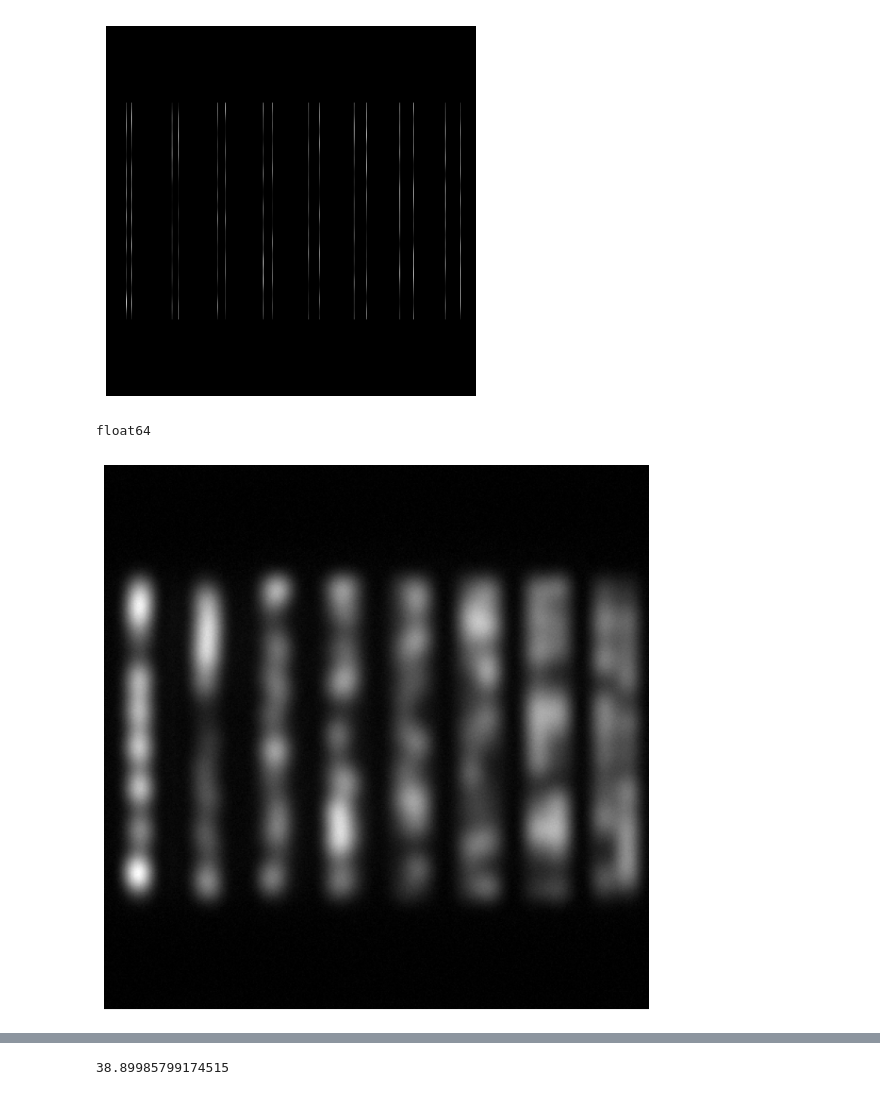
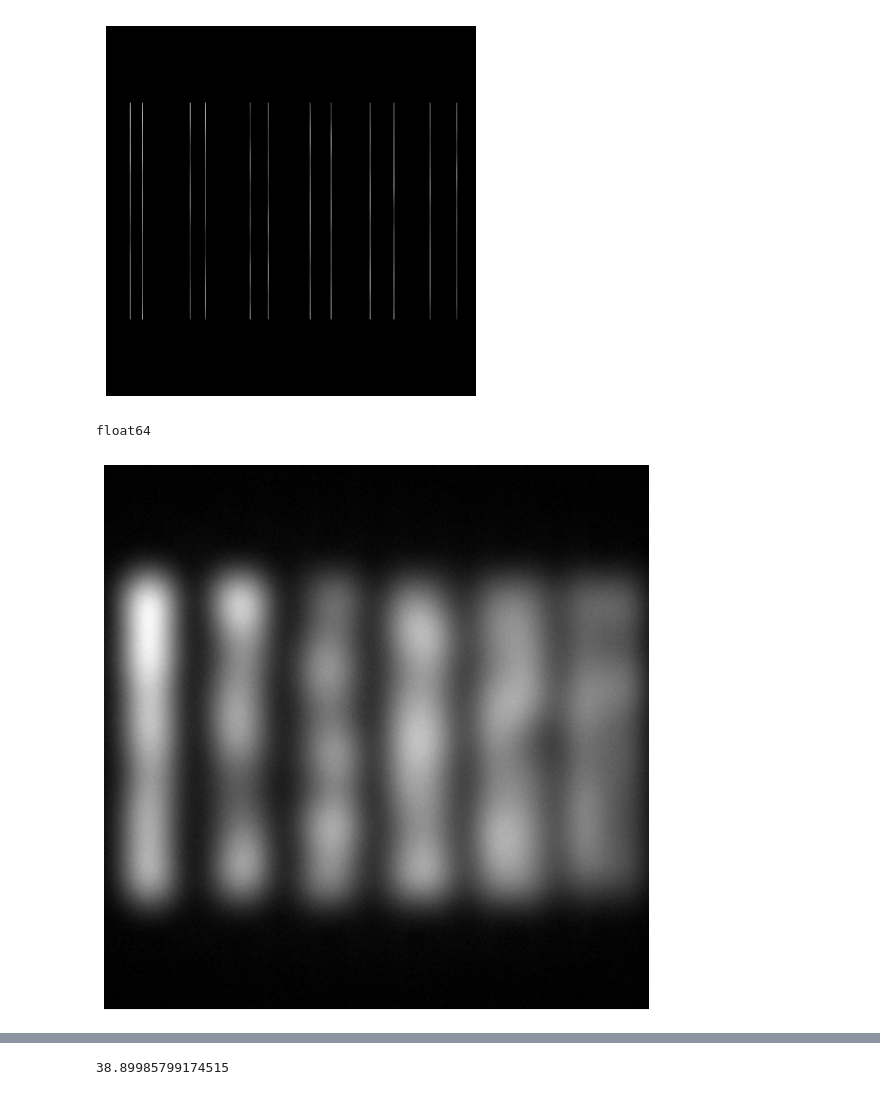
Before and after one commit to banksycjt/non_linear_RIM, a Jupyter notebook: line_pair/line_pair_generator.ipynb, the cells around one changed output, grey strips where cells are left out. Drawn from its saved outputs; the diff is of its cells as text; code cells hidden in the pictures.

```diff
--- a/line_pair/line_pair_generator.ipynb
+++ b/line_pair/line_pair_generator.ipynb
@@ -10,7 +11,7 @@ camara_pixel_size = 5000 # nm
 camara_pixels_number = 512
 camara_size = camara_pixel_size * camara_pixels_number
 NA = 1.25 # numerical aperture
-MA = 500 # magnification
+MA = 1000 # magnification
 collect_number = 800 # number of collected photos
 physical_pixel_size = camara_pixel_size / MA
 physical_size = camara_size / MA
@@ -36,14 +37,14 @@ def generate_psf(camara_pixels_number, physical_pixel_size, wavelength, NA):
 
     return psf
 # %%
-line_pairs_spacing = [60, 80, 100, 120, 140, 160, 180, 200] # nm
+line_pairs_spacing = [80, 100, 120, 140, 160, 180] # nm
 line_pairs_spacing = np.array(line_pairs_spacing)
 line_pairs_spacing_by_pixel = line_pairs_spacing * MA / camara_pixel_size    # in pixel size
 # %%
-def generate_line_pairs(camara_pixels_number, line_spacing_by_pixel = 20, line_width = 1, line_length = 300):
+def generate_line_pairs(camara_pixels_number, line_spacing_by_pixel = 20, line_width = 1, line_length = 300, line_pairs_number = 1):
 
     # 创建一个的黑色图像
-    image_array = np.zeros((camara_pixels_number, camara_pixels_number//8))
+    image_array = np.zeros((camara_pixels_number, camara_pixels_number//line_pairs_number))
 
     # 线的间距和宽度和长度
     line_spacing_by_pixel = round(line_spacing_by_pixel)
@@ -74,10 +75,11 @@ def generate_line_pairs(camara_pixels_number, line_spacing_by_pixel = 20, line_w
 
     return image_array
 # %%
-images = [generate_line_pairs(camara_pixels_number, spacing) for spacing in line_pairs_spacing_by_pixel]
+images = [generate_line_pairs(camara_pixels_number, spacing, line_pairs_number = len(line_pairs_spacing_by_pixel)) for spacing in line_pairs_spacing_by_pixel]
 
-#ground_truth = images[5]
 ground_truth = np.hstack(images)
+ground_truth = np.pad(ground_truth, ((0, 0), (0, camara_pixels_number - ground_truth.shape[1])), mode='constant', constant_values=0)
+print(ground_truth.shape)
 plt.figure(figsize=(18, 9))
 plt.imshow(ground_truth, cmap='gray')
 plt.title(f"line pairs from {line_pairs_spacing.min()} to {line_pairs_spacing.max()} nm")
@@ -168,28 +172,27 @@ plt.show()
 # image = Image.fromarray(np.uint8(illuminate_images[400, :, :]*255))
 # image.save('sample_illu.tif')
 # %% [output]
-[figure, old version]
+[figure, new version]
 # %%
-from tifffile import imwrite
 
 collected_images = np.zeros((collect_number, camara_pixels_number, camara_pixels_number))
 for i in range(collect_number):
     collected_images[i, :, :] = fftconvolve(illuminate_images[i, :, :], emission_psf, mode='same')
     collected_images[i, :, :] = abs(np.random.normal(collected_images[i, :, :], 0.01*collected_images[i, :, :].max()))
     collected_images[i, :, :] = collected_images[i, :, :]/np.max(collected_images[i, :, :]) * (2**30-1)
     collected_images[i, :, :] = np.clip(collected_images[i, :, :], 0, 1e10)  # 限制数据范围
     collected_images[i, :, :] = np.random.poisson(collected_images[i, :, :])
 
 print(collected_images.dtype)
 
 # collected_image = fft2(fftshift(illuminate_image)) * fft2(fftshift(emission_psf))
 # collected_image = ifftshift(ifft2(collected_image).real)
-# imwrite('collected_images.tiff', collected_images.astype(np.uint32))
+imwrite('collected_images.tiff', collected_images.astype(np.uint32))
 # 显示卷积后的图像
 plt.figure(figsize=(18, 9))
 plt.imshow(collected_images[400, :, :], cmap='gray')
 plt.axis('off')  # 不显示坐标轴
 plt.show()
 # %% [output]
 float64
-[figure, old version]
+[figure, new version]
```
Also changed, not shown: parts of 6 cells of this notebook, 3 other files.
